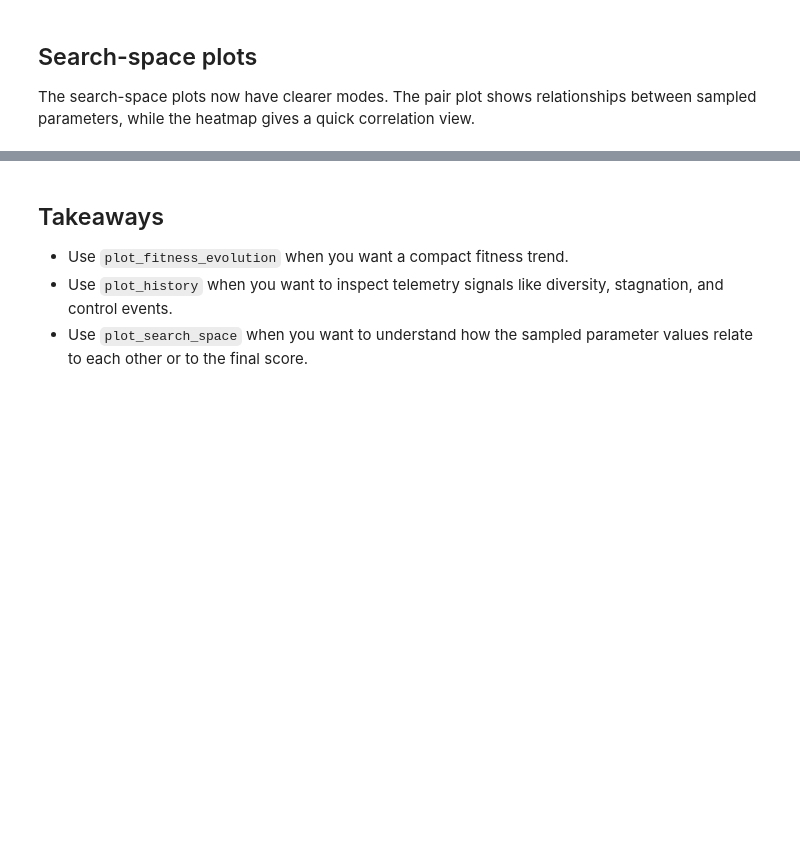
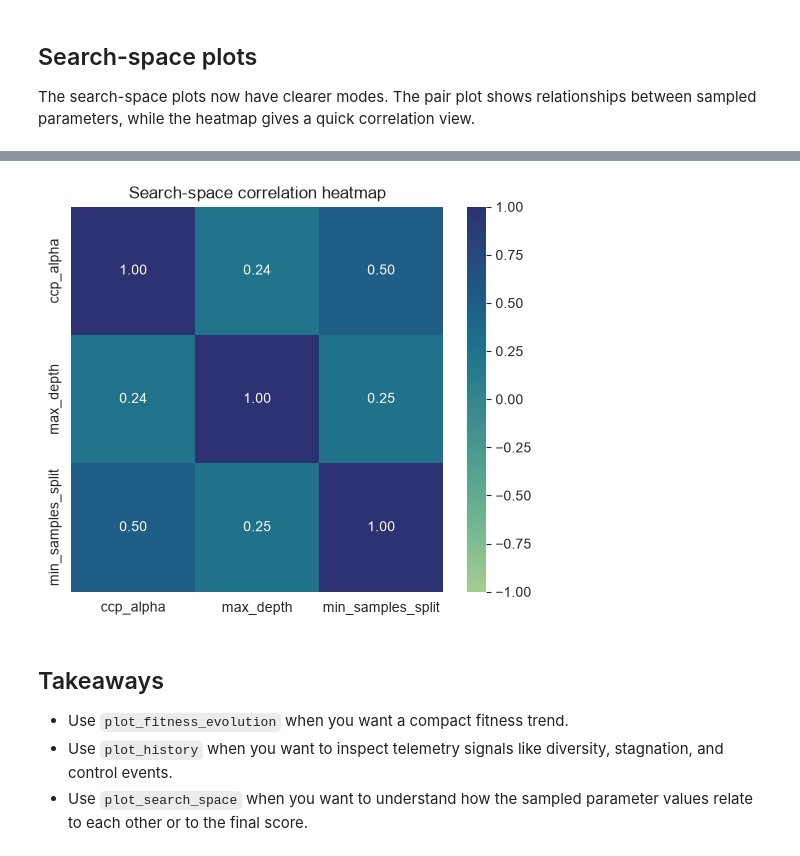
Before and after one commit to rodrigo-arenas/Sklearn-genetic-opt, a Jupyter notebook: docs/notebooks/Plotting_gallery.ipynb, the cells around one changed output, grey strips where cells are left out. Saved outputs shown, nothing was run; the diff lists cells and outputs as text; code cells hidden in the pictures; blank space fills up the shorter version.

```diff
--- a/docs/notebooks/Plotting_gallery.ipynb
+++ b/docs/notebooks/Plotting_gallery.ipynb
@@ -110,10 +146,12 @@ plt.show()
 # %%
 plot_search_space(
     search,
-    features=['ccp_alpha', 'max_depth', 'min_samples_split', 'fitness_best'],
+    features=['ccp_alpha', 'max_depth', 'min_samples_split'],
     kind='heatmap',
 )
 plt.show()
+# %% [output]
+[figure, added]
 # %% [markdown]
 ## Takeaways
 
```
Also changed, not shown: parts of 8 cells of this notebook, 5 other files.
